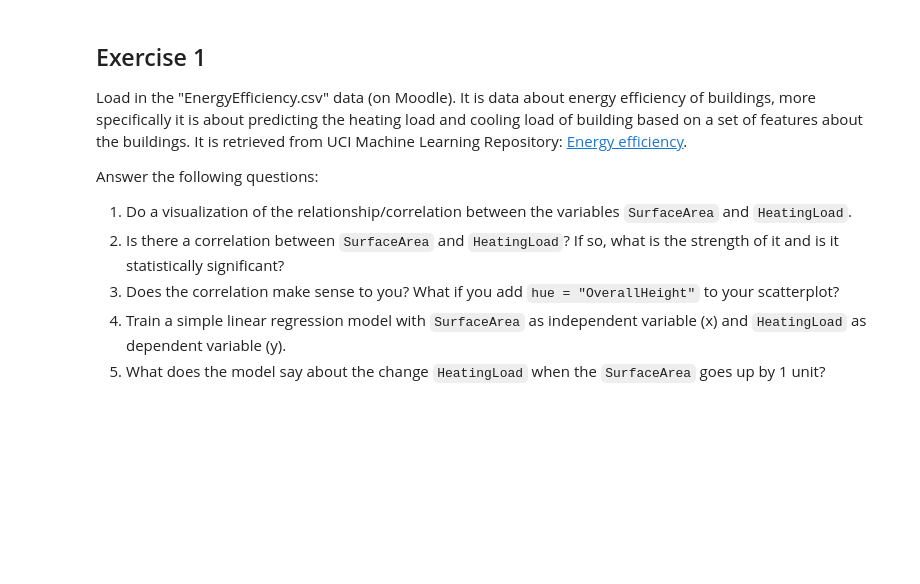
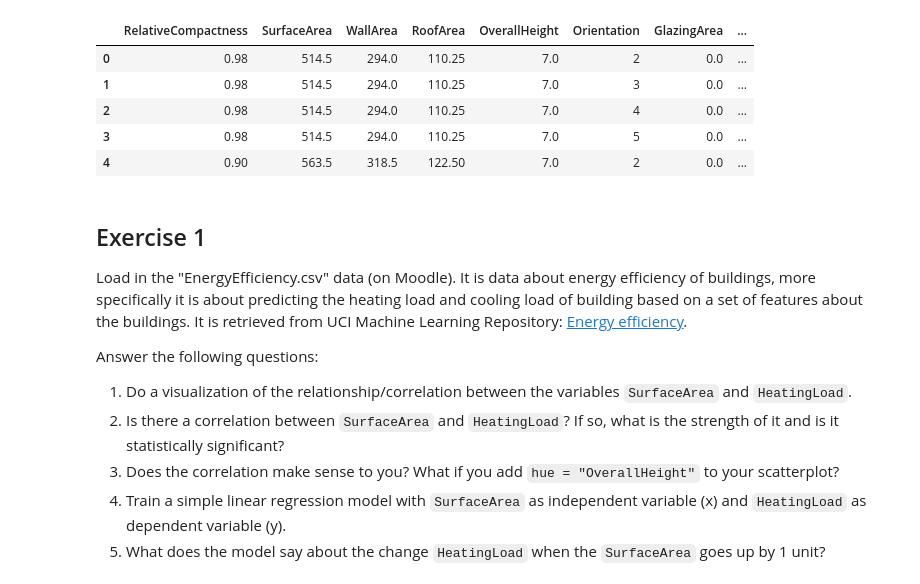
Before and after one commit to MarLaslo/DataScienceRUC, a Jupyter notebook: E4 - Regression.ipynb, the cells around one changed output. Saved outputs shown, nothing was run; the diff lists cells and outputs as text; code cells hidden in the pictures; blank space fills up the shorter version.

```diff
--- a/E4 - Regression.ipynb
+++ b/E4 - Regression.ipynb
@@ -1,3 +9,13 @@
+# %%
+energy_efficiency = pd.read_csv('EnergyEfficiency.csv', sep=',')
+energy_efficiency.head()
+# %% [output]
+|  | RelativeCompactness | SurfaceArea | WallArea | RoofArea | OverallHeight | Orientation | GlazingArea | ... |
+| 0 | 0.98 | 514.5 | 294.0 | 110.25 | 7.0 | 2 | 0.0 | ... |
+| 1 | 0.98 | 514.5 | 294.0 | 110.25 | 7.0 | 3 | 0.0 | ... |
+| 2 | 0.98 | 514.5 | 294.0 | 110.25 | 7.0 | 4 | 0.0 | ... |
+| 3 | 0.98 | 514.5 | 294.0 | 110.25 | 7.0 | 5 | 0.0 | ... |
+| 4 | 0.90 | 563.5 | 318.5 | 122.50 | 7.0 | 2 | 0.0 | ... |
 # %% [markdown]
 ## Exercise 1
 
```
Also changed, not shown: parts of 12 cells of this notebook.
